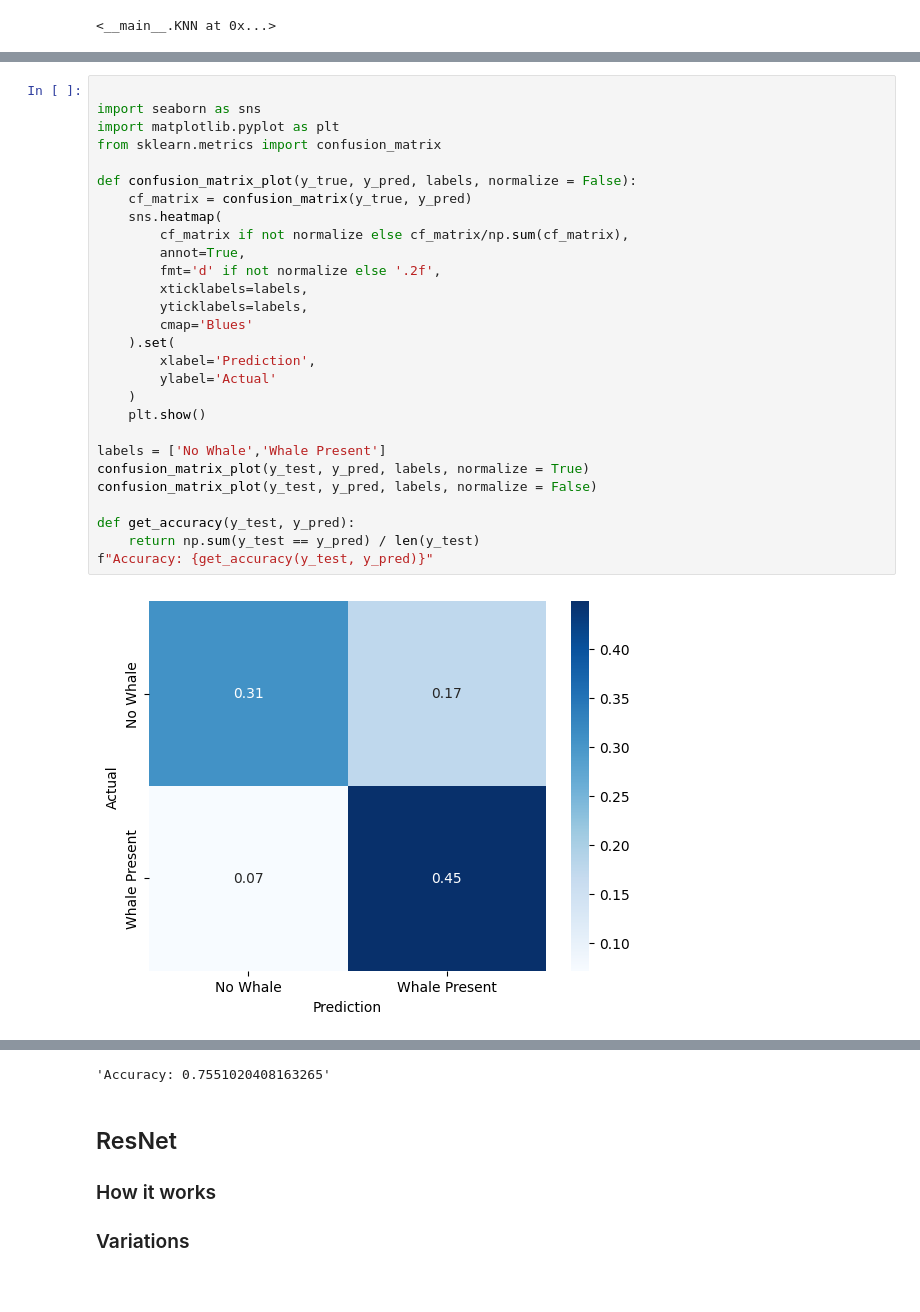
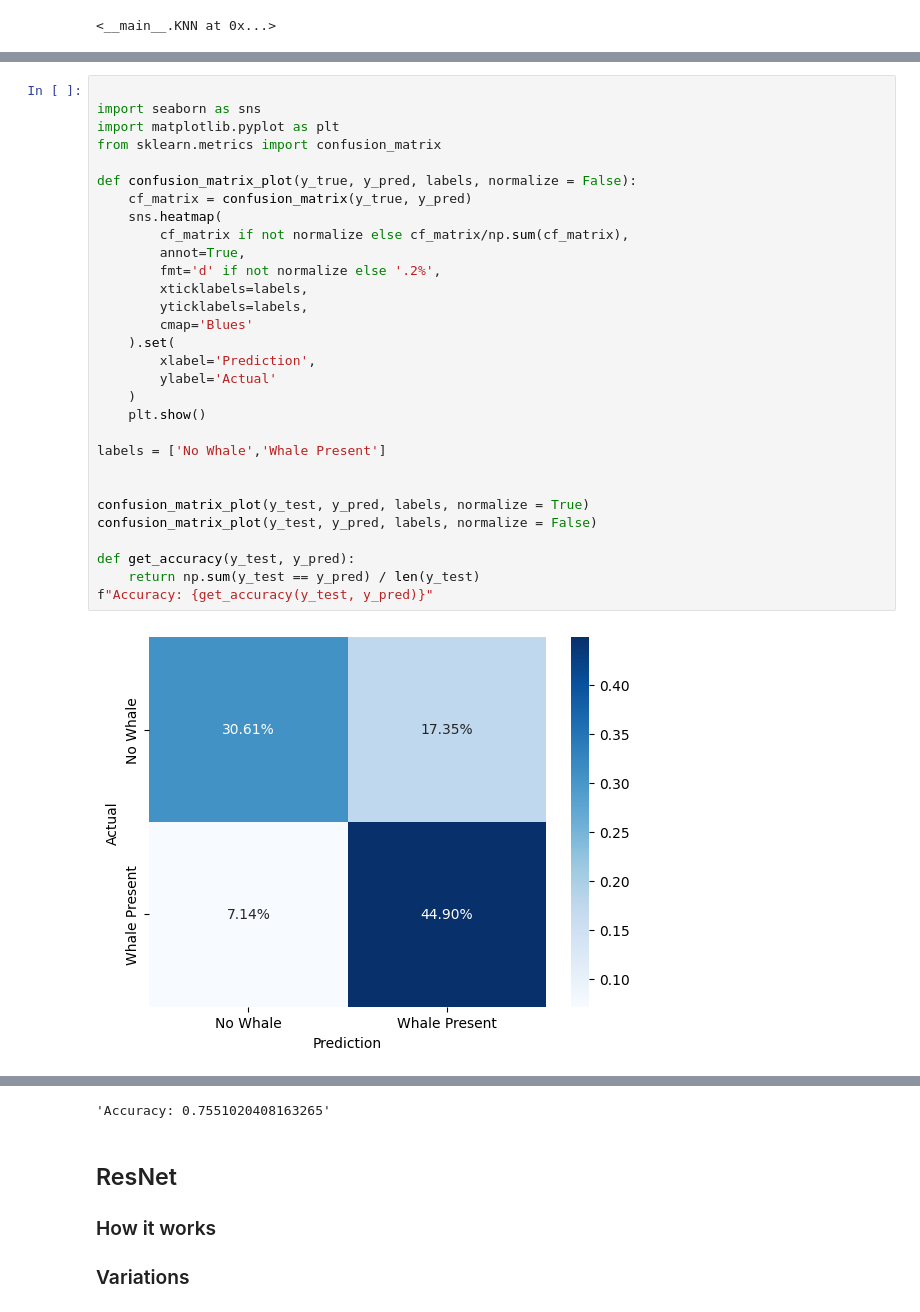
Before and after one commit to levshuster/whale-detection, a Jupyter notebook: final submission/main.ipynb, the cells around one changed output, grey strips where cells are left out. Saved outputs shown, nothing was run; the diff lists cells and outputs as text.

```diff
--- a/final submission/main.ipynb
+++ b/final submission/main.ipynb
@@ -192,33 +193,35 @@ Saving model ./models/1-nn_0.3_200.pkl
 # %%
 
 import seaborn as sns
 import matplotlib.pyplot as plt
 from sklearn.metrics import confusion_matrix
 
 def confusion_matrix_plot(y_true, y_pred, labels, normalize = False):
 	cf_matrix = confusion_matrix(y_true, y_pred)
 	sns.heatmap(
 		cf_matrix if not normalize else cf_matrix/np.sum(cf_matrix),
 		annot=True,
-		fmt='d' if not normalize else '.2f',
+		fmt='d' if not normalize else '.2%',
 		xticklabels=labels,
 		yticklabels=labels,
 		cmap='Blues'
 	).set(
 		xlabel='Prediction',
 		ylabel='Actual'
 	)
 	plt.show()
 
 labels = ['No Whale','Whale Present']
+
+
 confusion_matrix_plot(y_test, y_pred, labels, normalize = True)
 confusion_matrix_plot(y_test, y_pred, labels, normalize = False)
 
 def get_accuracy(y_test, y_pred):
 	return np.sum(y_test == y_pred) / len(y_test)
 f"Accuracy: {get_accuracy(y_test, y_pred)}"
 # %% [output]
-[figure, old version]
+[figure, new version]
 [figure]
 'Accuracy: 0.7551020408163265'
 # %% [markdown]
```
Also changed, not shown: parts of 8 cells of this notebook.
